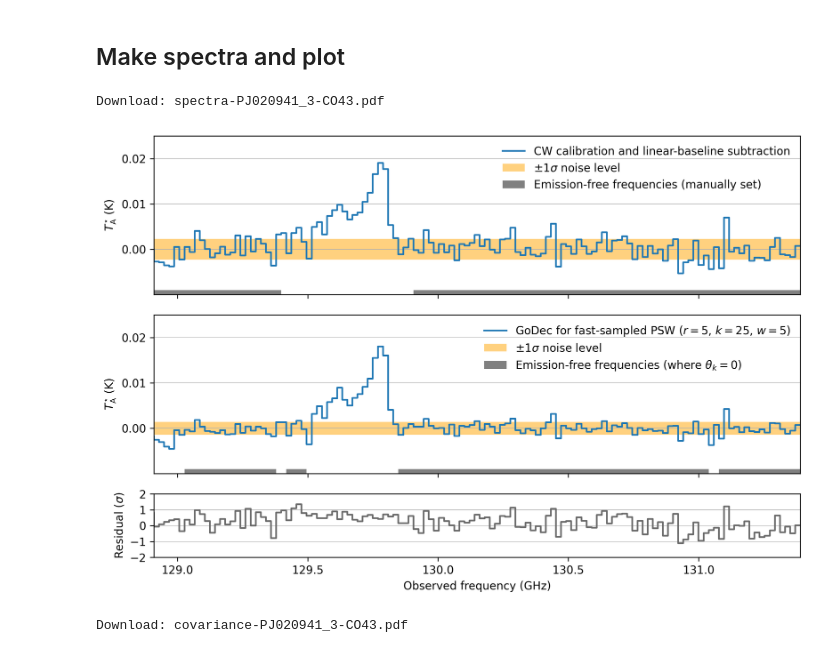
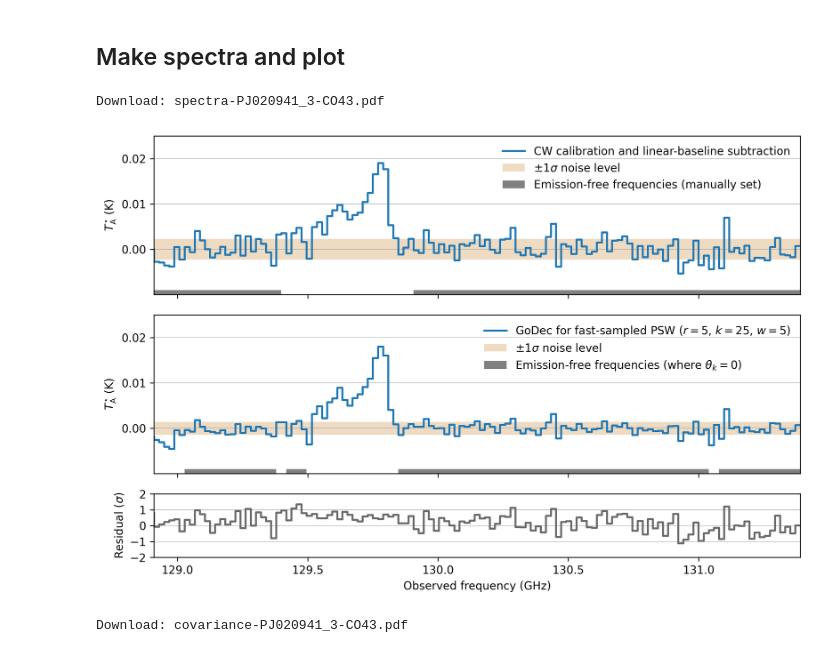
Before and after one commit to astropenguin/taniguchi-2021-analysis, a Jupyter notebook: notes/2020-05-07/analysis-PJ020941.3-CO43.ipynb, the cells around one changed output. Drawn from its saved outputs; the diff is of its cells as text; code cells hidden in the pictures.

```diff
--- a/notes/2020-05-07/analysis-PJ020941.3-CO43.ipynb
+++ b/notes/2020-05-07/analysis-PJ020941.3-CO43.ipynb
@@ -123,41 +123,41 @@ cumint = T_base.integtime.cumsum("t")
 fig, axes = plt.subplots(3, 1, gridspec_kw={'height_ratios': [2.5, 2.5, 1]}, sharex=True, figsize=(9, 6), dpi=300)
 
 ax = axes[0]
-ax.step(spec.ch, spec, label="CW calibration and linear-baseline subtraction")
-ax.axhspan(-0.0023, 0.0023, alpha=0.5, fc="orange", ec=None, zorder=-2, label="$\pm 1 \sigma$ noise level")
+ax.step(spec.ch, spec, lw=1.75, label="CW calibration and linear-baseline subtraction")
+ax.axhspan(-0.0023, 0.0023, alpha=0.5, fc="burlywood", ec=None, zorder=-2, label="$\pm 1 \sigma$ noise level")
 ax.fill_between(spec.ch, -0.01, -0.009, where=(spec.ch <= 129.4) | (spec.ch >= 129.9),
                 fc="gray", ec=None, label="Emission-free frequencies (manually set)")
 ax.set_ylabel(r"$T_{\mathrm{A}}^{\star}$ (K)")
 ax.set_xlim(spec.ch.min(), spec.ch.max())
 ax.set_ylim(-0.01, 0.025)
 ax.set_yticks([0, 0.01, 0.02])
 ax.legend(frameon=False)
 ax.grid(axis="y", linewidth=0.5)
 
 ax = axes[1]
-ax.step(spec.ch, spec_re, label=f"GoDec for fast-sampled PSW ($r={r}$, $k={k}$, $w={w}$)")
-ax.axhspan(-0.00139, 0.00139, alpha=0.5, fc="orange", ec=None, zorder=-2, label="$\pm 1 \sigma$ noise level")
+ax.step(spec.ch, spec_re, lw=1.75, label=f"GoDec for fast-sampled PSW ($r={r}$, $k={k}$, $w={w}$)")
+ax.axhspan(-0.00139, 0.00139, alpha=0.5, fc="burlywood", ec=None, zorder=-2, label="$\pm 1 \sigma$ noise level")
 ax.fill_between(spec.ch, -0.01, -0.009, where=~S.theta,
                 fc="gray", ec=None, label=r"Emission-free frequencies (where $\theta_{k} = 0$)")
 ax.set_ylabel(r"$T_{\mathrm{A}}^{\star}$ (K)")
 ax.set_ylim(-0.01, 0.025)
 ax.set_yticks([0, 0.01, 0.02])
 ax.legend(frameon=False)
 ax.grid(axis="y", linewidth=0.5)
 
 ax = axes[2]
-ax.step(spec.ch, (spec-spec_re)/cumstd[-1], color="dimgray")
+ax.step(spec.ch, (spec-spec_re)/cumstd[-1], lw=1.75, color="dimgray")
 ax.set_xlabel("Observed frequency (GHz)")
 ax.set_ylabel("Residual ($\sigma$)")
 ax.set_ylim(-2, 2)
 ax.set_yticks([-2, -1, 0, 1, 2])
 ax.grid(axis="y", linewidth=0.5)
 
 fig.tight_layout()
 savefig_in_notebook(fig, "spectra-PJ020941_3-CO43.pdf")
 # %% [output]
 Download: spectra-PJ020941_3-CO43.pdf
-[figure, old version]
+[figure, new version]
 # %%
 fig, axes = plt.subplots(1, 3, figsize=(9, 4.5), dpi=300)
 
```
Also changed, not shown: parts of 1 cell of this notebook, 1 other file.
